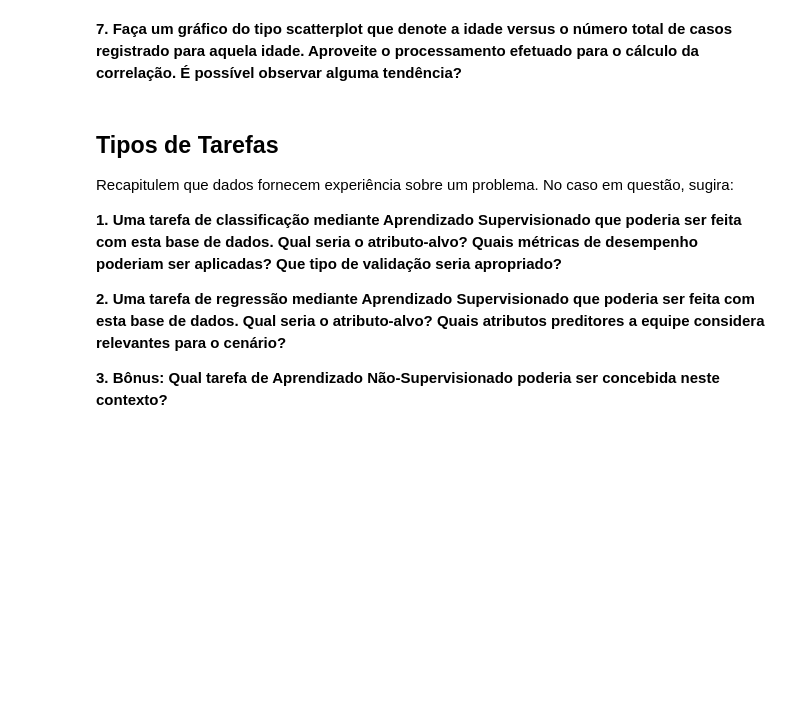
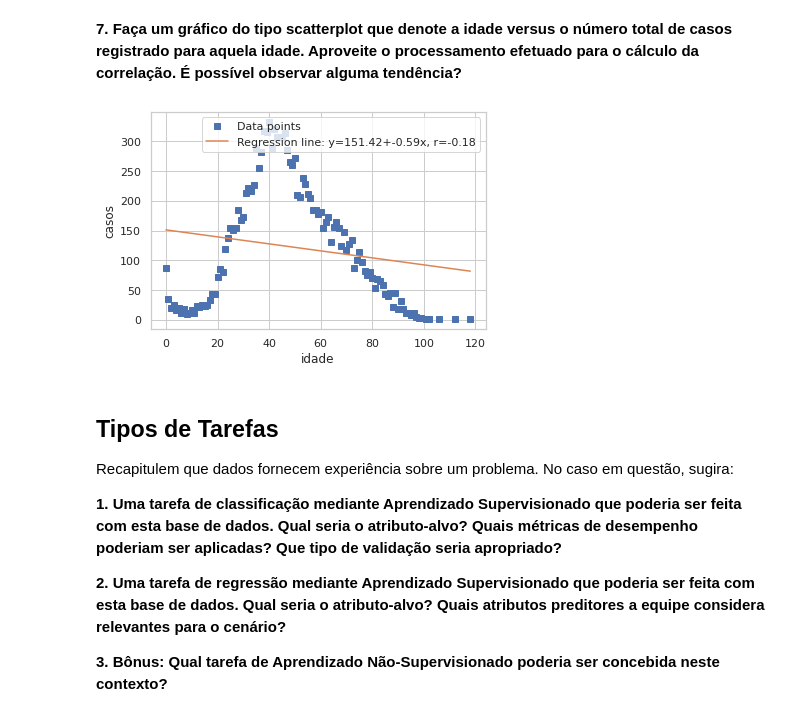
Before and after one commit to EnriqueIzel2/top-analise-redes-neurais, a Jupyter notebook: manaus_covid_graphics.ipynb, the cells around one changed output. Drawn from its saved outputs; the diff is of its cells as text; code cells hidden in the pictures; blank space fills up the shorter version.

```diff
--- a/manaus_covid_graphics.ipynb
+++ b/manaus_covid_graphics.ipynb
@@ -99,6 +100,26 @@ py.iplot(data)
 [interactive output not drawn]
 # %% [markdown]
 **7. Faça um gráfico do tipo scatterplot que denote a idade versus o número total de casos registrado para aquela idade. Aproveite o processamento efetuado para o cálculo da correlação. É possível observar alguma tendência?**
+# %%
+convert_dict = {'_idade': int}
+dados = dados.astype(convert_dict)
+
+# Logo após, agrupo os casos por idade e vejo a correlação desses dois atributos
+group_idade_casos = dados.groupby(['_idade']).size().reset_index(name='casos')
+idade = group_idade_casos['_idade']
+casos = group_idade_casos['casos']
+# %%
+slope, intercept, pearsoncorrelation, p, stderr = scipy.stats.linregress(idade, casos)
+line = f'Regression line: y={intercept:.2f}+{slope:.2f}x, r={pearsoncorrelation:.2f}'
+fig, ax = plt.subplots()
+ax.plot(idade, casos, linewidth=0, marker='s', label='Data points')
+ax.plot(idade, intercept + slope * idade, label=line)
+ax.set_xlabel('idade')
+ax.set_ylabel('casos')
+ax.legend(facecolor='white')
+plt.show()
+# %% [output]
+[figure, added]
 # %% [markdown]
 ## Tipos de Tarefas
 Recapitulem que dados fornecem experiência sobre um problema. No caso em questão, sugira:
```
Also changed, not shown: parts of 1 cell of this notebook.
